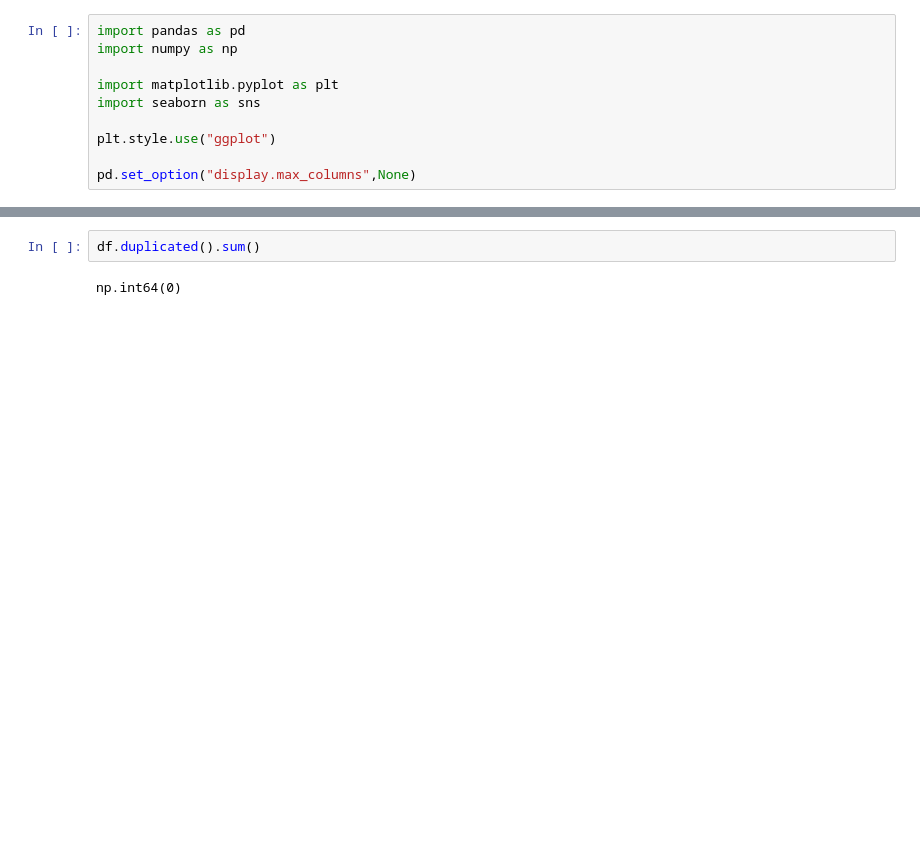
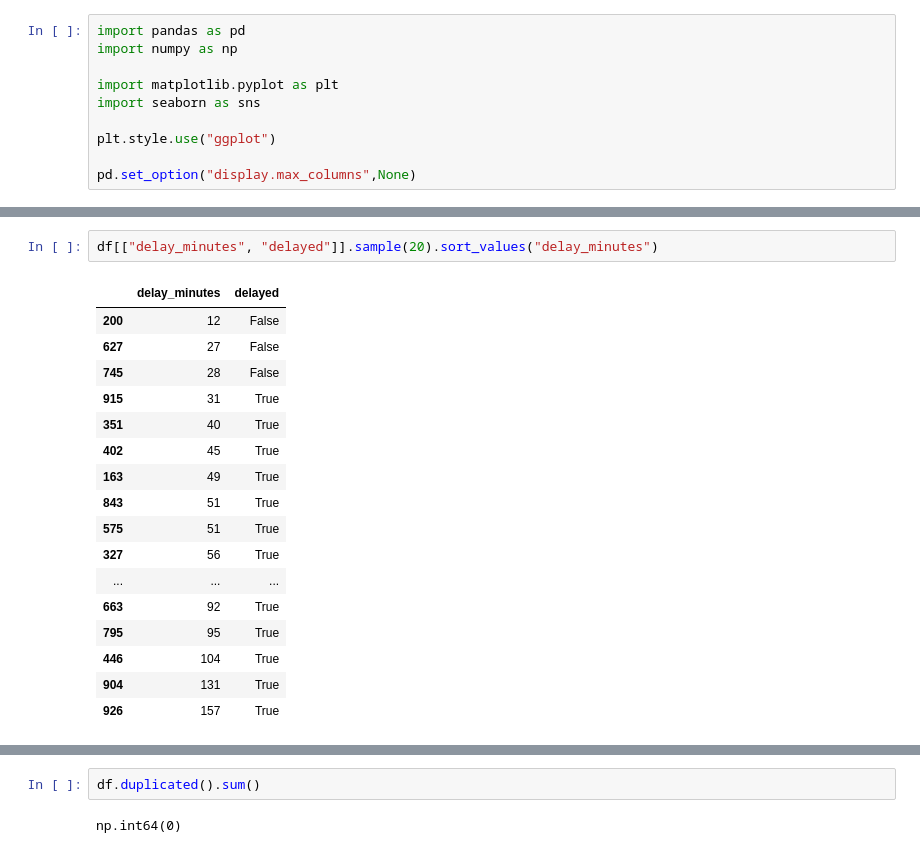
Before and after one commit to ssrijan579-cell/intelligent-logistics-platform, a Jupyter notebook: ml/notebooks/01_EDA.ipynb, the cells around one changed output, grey strips where cells are left out. Saved outputs shown, nothing was run; the diff lists cells and outputs as text; blank space fills up the shorter version.

```diff
--- a/ml/notebooks/01_EDA.ipynb
+++ b/ml/notebooks/01_EDA.ipynb
@@ -24,3 +92,23 @@ df.head()
+# %%
+df[["delay_minutes", "delayed"]].sample(20).sort_values("delay_minutes")
+# %% [output]
+|  | delay_minutes | delayed |
+| 200 | 12 | False |
+| 627 | 27 | False |
+| 745 | 28 | False |
+| 915 | 31 | True |
+| 351 | 40 | True |
+| 402 | 45 | True |
+| 163 | 49 | True |
+| 843 | 51 | True |
+| 575 | 51 | True |
+| 327 | 56 | True |
+| ... | ... | ... |
+| 663 | 92 | True |
+| 795 | 95 | True |
+| 446 | 104 | True |
+| 904 | 131 | True |
+| 926 | 157 | True |
 # %%
 df.shape
 # %% [output]
```
Also changed, not shown: parts of 29 cells of this notebook, 4 other files.
